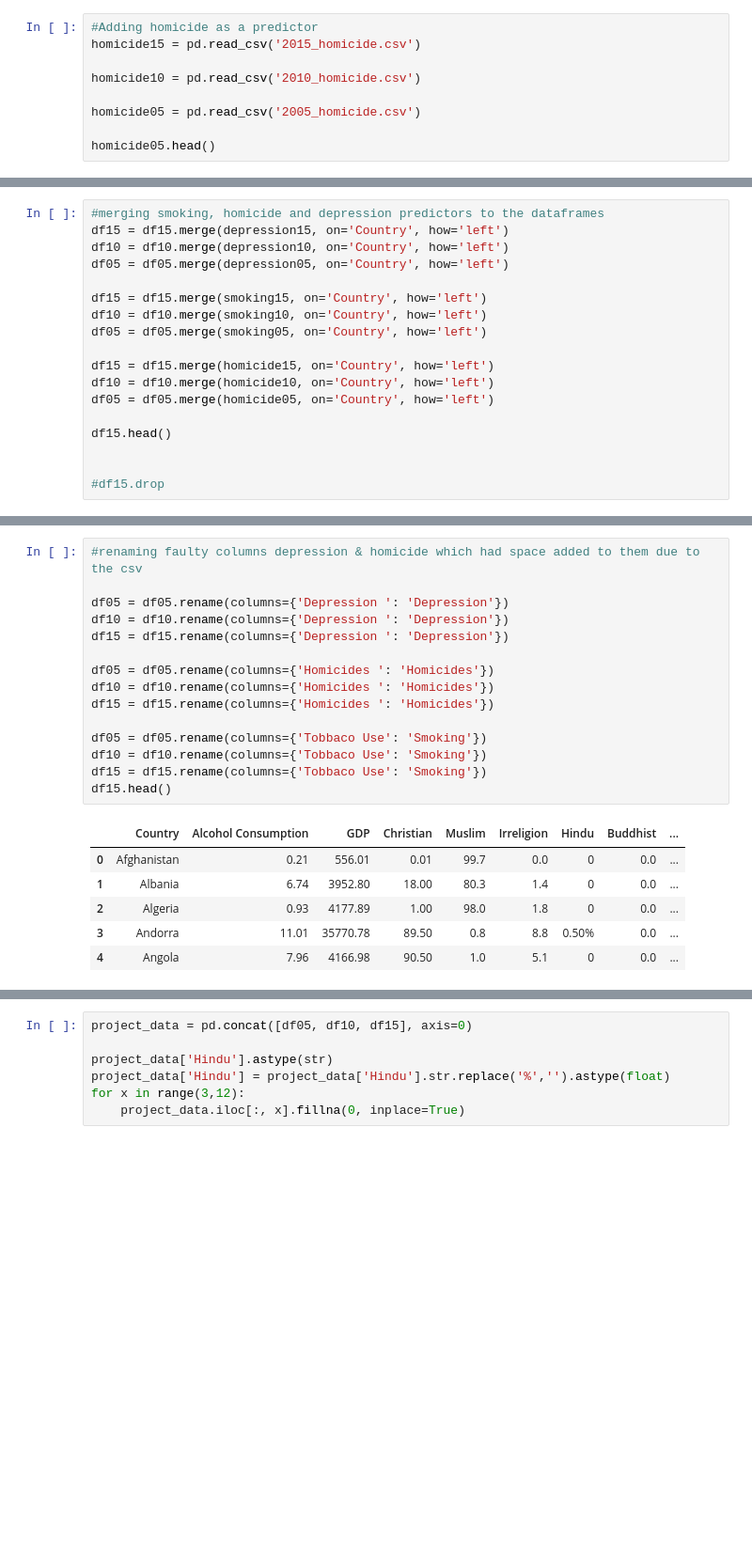
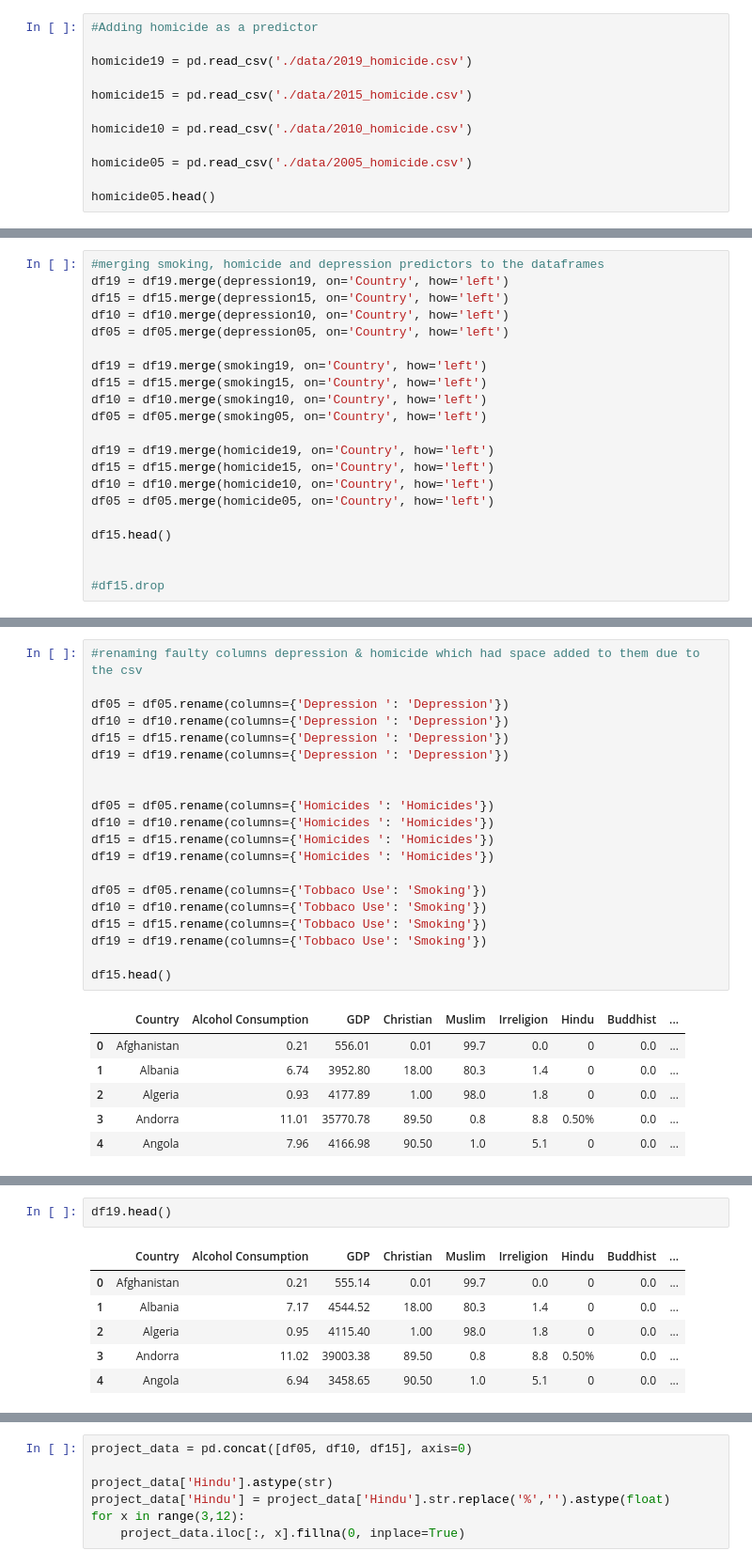
Before and after one commit to sarahabdul2/STAT-303-2-Project-, a Jupyter notebook: train_data.ipynb, the cells around one changed output, grey strips where cells are left out. Shown: that part at 94% size. Saved outputs shown, nothing was run; the diff lists cells and outputs as text; blank space fills up the shorter version.

```diff
--- a/train_data.ipynb
+++ b/train_data.ipynb
@@ -259,10 +294,13 @@ smoking05.head()
 # %%
 #Adding homicide as a predictor
-homicide15 = pd.read_csv('2015_homicide.csv')
 
-homicide10 = pd.read_csv('2010_homicide.csv')
+homicide19 = pd.read_csv('./data/2019_homicide.csv')
 
-homicide05 = pd.read_csv('2005_homicide.csv')
+homicide15 = pd.read_csv('./data/2015_homicide.csv')
+
+homicide10 = pd.read_csv('./data/2010_homicide.csv')
+
+homicide05 = pd.read_csv('./data/2005_homicide.csv')
 
 homicide05.head()
 # %% [output]
@@ -274,14 +312,17 @@ homicide05.head()
 | 4 | Antigua and Barbuda | 5 |
 # %%
 #merging smoking, homicide and depression predictors to the dataframes
+df19 = df19.merge(depression19, on='Country', how='left')
 df15 = df15.merge(depression15, on='Country', how='left')
 df10 = df10.merge(depression10, on='Country', how='left')
 df05 = df05.merge(depression05, on='Country', how='left')
 
+df19 = df19.merge(smoking19, on='Country', how='left')
 df15 = df15.merge(smoking15, on='Country', how='left')
 df10 = df10.merge(smoking10, on='Country', how='left')
 df05 = df05.merge(smoking05, on='Country', how='left')
 
+df19 = df19.merge(homicide19, on='Country', how='left')
 df15 = df15.merge(homicide15, on='Country', how='left')
 df10 = df10.merge(homicide10, on='Country', how='left')
 df05 = df05.merge(homicide05, on='Country', how='left')
@@ -303,14 +344,19 @@ df15.head()
 df05 = df05.rename(columns={'Depression ': 'Depression'})
 df10 = df10.rename(columns={'Depression ': 'Depression'})
 df15 = df15.rename(columns={'Depression ': 'Depression'})
+df19 = df19.rename(columns={'Depression ': 'Depression'})
+
 
 df05 = df05.rename(columns={'Homicides ': 'Homicides'})
 df10 = df10.rename(columns={'Homicides ': 'Homicides'})
 df15 = df15.rename(columns={'Homicides ': 'Homicides'})
+df19 = df19.rename(columns={'Homicides ': 'Homicides'})
 
 df05 = df05.rename(columns={'Tobbaco Use': 'Smoking'})
 df10 = df10.rename(columns={'Tobbaco Use': 'Smoking'})
 df15 = df15.rename(columns={'Tobbaco Use': 'Smoking'})
+df19 = df19.rename(columns={'Tobbaco Use': 'Smoking'})
+
 df15.head()
 # %% [output]
 |  | Country | Alcohol Consumption | GDP | Christian | Muslim | Irreligion | Hindu | Buddhist | ... |
@@ -347,6 +395,15 @@ Depression             14
 Tobacco Use            41
 Homicides              19
 dtype: int64
+# %%
+df19.head()
+# %% [output]
+|  | Country | Alcohol Consumption | GDP | Christian | Muslim | Irreligion | Hindu | Buddhist | ... |
+| 0 | Afghanistan | 0.21 | 555.14 | 0.01 | 99.7 | 0.0 | 0 | 0.0 | ... |
+| 1 | Albania | 7.17 | 4544.52 | 18.00 | 80.3 | 1.4 | 0 | 0.0 | ... |
+| 2 | Algeria | 0.95 | 4115.40 | 1.00 | 98.0 | 1.8 | 0 | 0.0 | ... |
+| 3 | Andorra | 11.02 | 39003.38 | 89.50 | 0.8 | 8.8 | 0.50% | 0.0 | ... |
+| 4 | Angola | 6.94 | 3458.65 | 90.50 | 1.0 | 5.1 | 0 | 0.0 | ... |
 # %%
 #find mean value for depression & homicide cols after converting values from str to numeric
 
```
Also changed, not shown: parts of 26 cells of this notebook, 10 other files.
